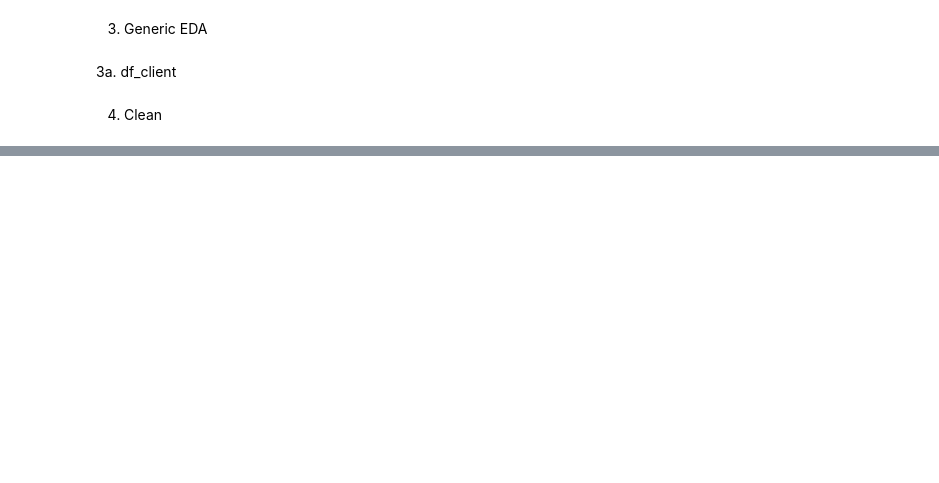
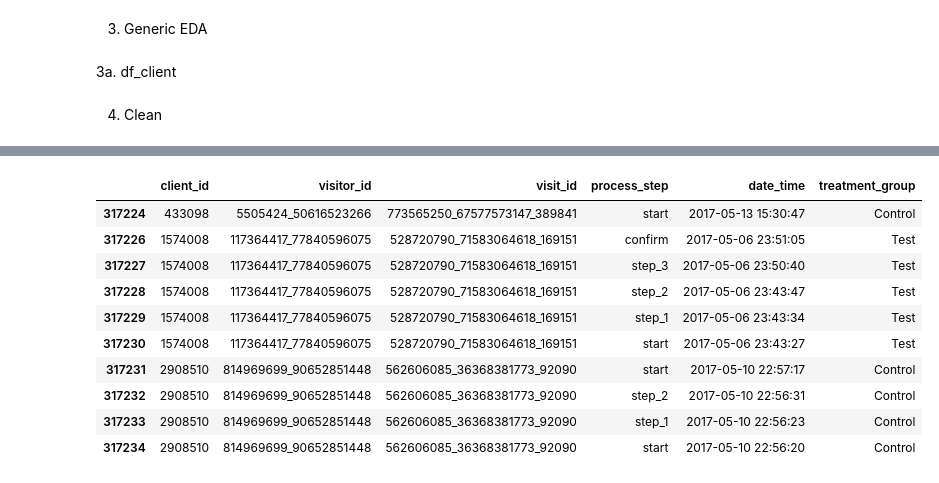
Before and after one commit to Ironhack-DA-Course/proj-vanguard-abtest, a Jupyter notebook: notebooks/load_clean_data_robert.ipynb, the cells around one changed output, grey strips where cells are left out. Cells and saved outputs as stored; diff of their text form; code cells hidden in the pictures; blank space fills up the shorter version.

```diff
--- a/notebooks/load_clean_data_robert.ipynb
+++ b/notebooks/load_clean_data_robert.ipynb
@@ -168,0 +312,14 @@ df_client_experiment.to_csv(config['data']['clean']['file_demo_experiment_cleane
+# %%
+df_online.tail(10)
+# %% [output]
+|  | client_id | visitor_id | visit_id | process_step | date_time | treatment_group |
+| 317224 | 433098 | 5505424_50616523266 | 773565250_67577573147_389841 | start | 2017-05-13 15:30:47 | Control |
+| 317226 | 1574008 | 117364417_77840596075 | 528720790_71583064618_169151 | confirm | 2017-05-06 23:51:05 | Test |
+| 317227 | 1574008 | 117364417_77840596075 | 528720790_71583064618_169151 | step_3 | 2017-05-06 23:50:40 | Test |
+| 317228 | 1574008 | 117364417_77840596075 | 528720790_71583064618_169151 | step_2 | 2017-05-06 23:43:47 | Test |
+| 317229 | 1574008 | 117364417_77840596075 | 528720790_71583064618_169151 | step_1 | 2017-05-06 23:43:34 | Test |
+| 317230 | 1574008 | 117364417_77840596075 | 528720790_71583064618_169151 | start | 2017-05-06 23:43:27 | Test |
+| 317231 | 2908510 | 814969699_90652851448 | 562606085_36368381773_92090 | start | 2017-05-10 22:57:17 | Control |
+| 317232 | 2908510 | 814969699_90652851448 | 562606085_36368381773_92090 | step_2 | 2017-05-10 22:56:31 | Control |
+| 317233 | 2908510 | 814969699_90652851448 | 562606085_36368381773_92090 | step_1 | 2017-05-10 22:56:23 | Control |
+| 317234 | 2908510 | 814969699_90652851448 | 562606085_36368381773_92090 | start | 2017-05-10 22:56:20 | Control |
```
Also changed, not shown: parts of 25 cells of this notebook, 2 other files.
